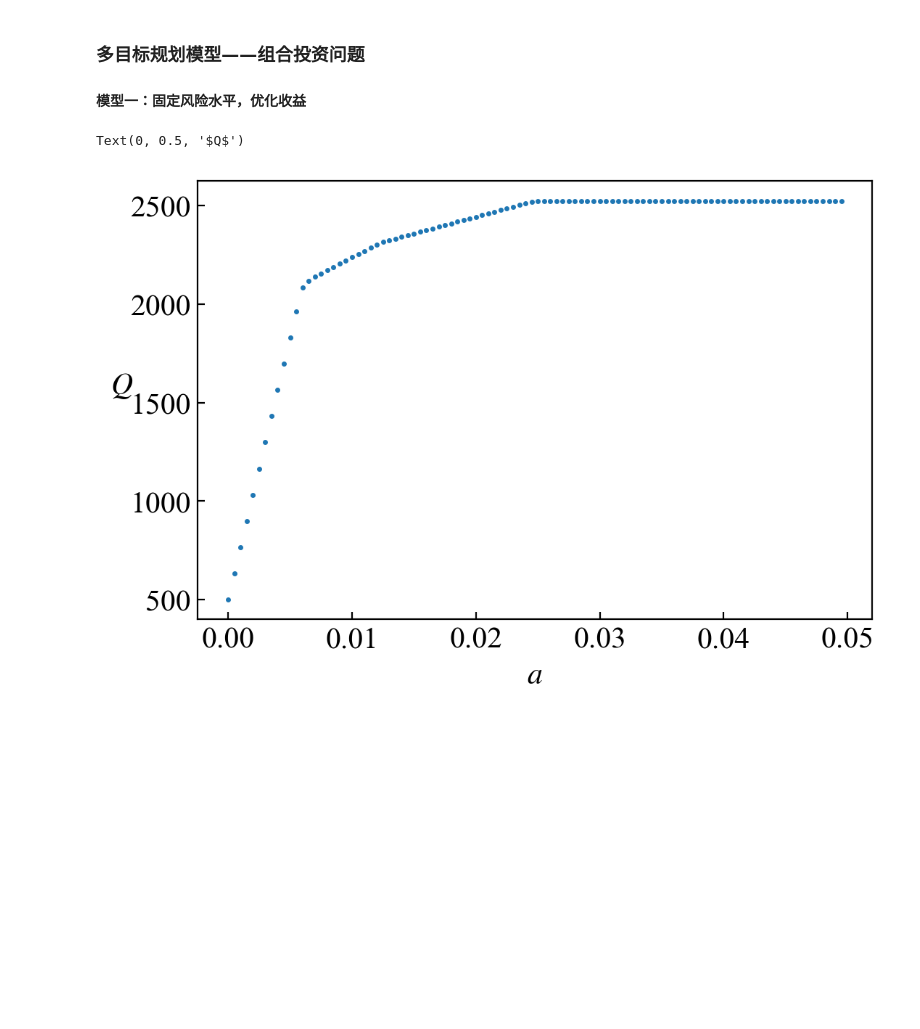
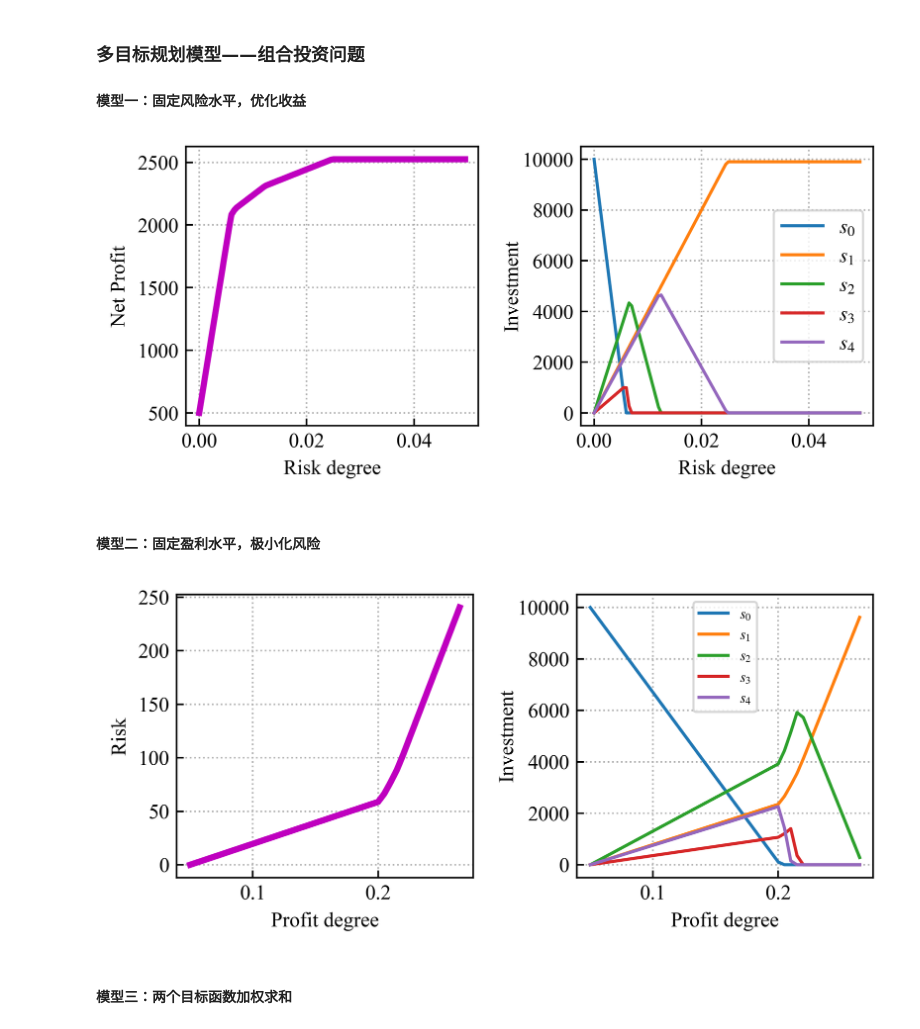
Before and after one commit to hacheyz/PMMAA, a Jupyter notebook: 4.3 投资的收益与风险.ipynb, the cells around one changed output. Saved outputs shown, nothing was run; the diff lists cells and outputs as text; code cells hidden in the pictures; blank space fills up the shorter version.

```diff
--- a/4.3 投资的收益与风险.ipynb
+++ b/4.3 投资的收益与风险.ipynb
@@ -28,7 +28,7 @@ M = 1e4
 obj = cp.Maximize(cp.sum(cp.multiply(r-q,x)))
 a = 0.0
 aa = []
-Q = []
+P = []
 X = []
 while a <= 0.05:
     aa.append(a)
@@ -38,15 +38,28 @@ while a <= 0.05:
     ]
     prob = cp.Problem(obj, cons)
     prob.solve(solver='GLPK_MI')
-    Q.append(prob.value)
+    P.append(prob.value)
     X.append(x.value)
     a += 0.0005
+X = np.array(X)
-# %%
-fig = plt.figure()
-ax = fig.add_subplot(111)
-ax.plot(aa, Q, marker='.', linewidth=0, markersize=3)
-ax.set_xlabel('$a$')
-ax.set_ylabel('$Q$', rotation=0)
-# %% [output]
-Text(0, 0.5, '$Q$')
-[figure, removed]
+# %%
+fig = plt.figure(figsize=[6,2.5], dpi=500)
+ax = fig.add_subplot(121)
+ax.plot(aa, P, 'm', label='Net profit', linewidth=3)
+ax.grid(linestyle=':')
+ax.set_xlabel('Risk degree')
+ax.set_ylabel('Net Profit')
+ax1 = fig.add_subplot(122)
+for i in range(5):
+    ax1.plot(aa, (X.T)[i], label=f'$s_{i}$')
+ax1.set_xlabel('Risk degree')
+ax1.set_ylabel('Investment', labelpad=0)
+ax1.legend()
+ax1.grid(linestyle=':')
+
+fig.subplots_adjust(left=None, bottom=None, right=None, top=None, wspace=0.35, hspace=None)
+fig.show()
+# %% [output]
+[figure, added]
+# %% [markdown]
+#### 模型二：固定盈利水平，极小化风险
@@ -52,0 +92,21 @@ Text(0, 0.5, '$Q$')
+# %%
+fig = plt.figure(figsize=[6,2.5], dpi=500)
+ax = fig.add_subplot(121)
+ax.plot(kk, P, 'm', linewidth=3)
+ax.grid(linestyle=':')
+ax.set_xlabel('Profit degree')
+ax.set_ylabel('Risk')
+ax1 = fig.add_subplot(122)
+for i in range(5):
+    ax1.plot(kk, (X.T)[i], label=f'$s_{i}$')
+ax1.set_xlabel('Profit degree')
+ax1.set_ylabel('Investment', labelpad=0)
+ax1.legend(fontsize=7)
+ax1.grid(linestyle=':')
+
+fig.subplots_adjust(left=None, bottom=None, right=None, top=None, wspace=0.35, hspace=None)
+fig.show()
+# %% [output]
+[figure, added]
+# %% [markdown]
+#### 模型三：两个目标函数加权求和
```
Also changed, not shown: parts of 3 cells of this notebook.
